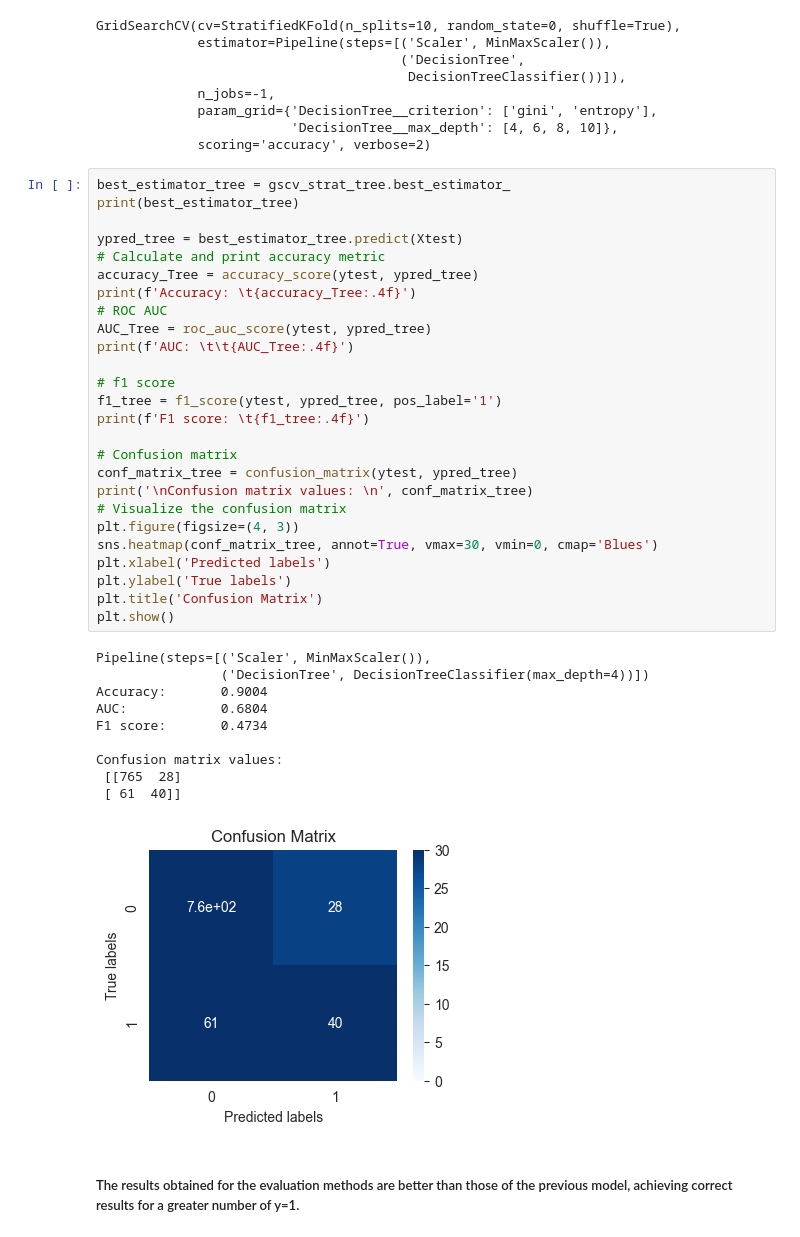
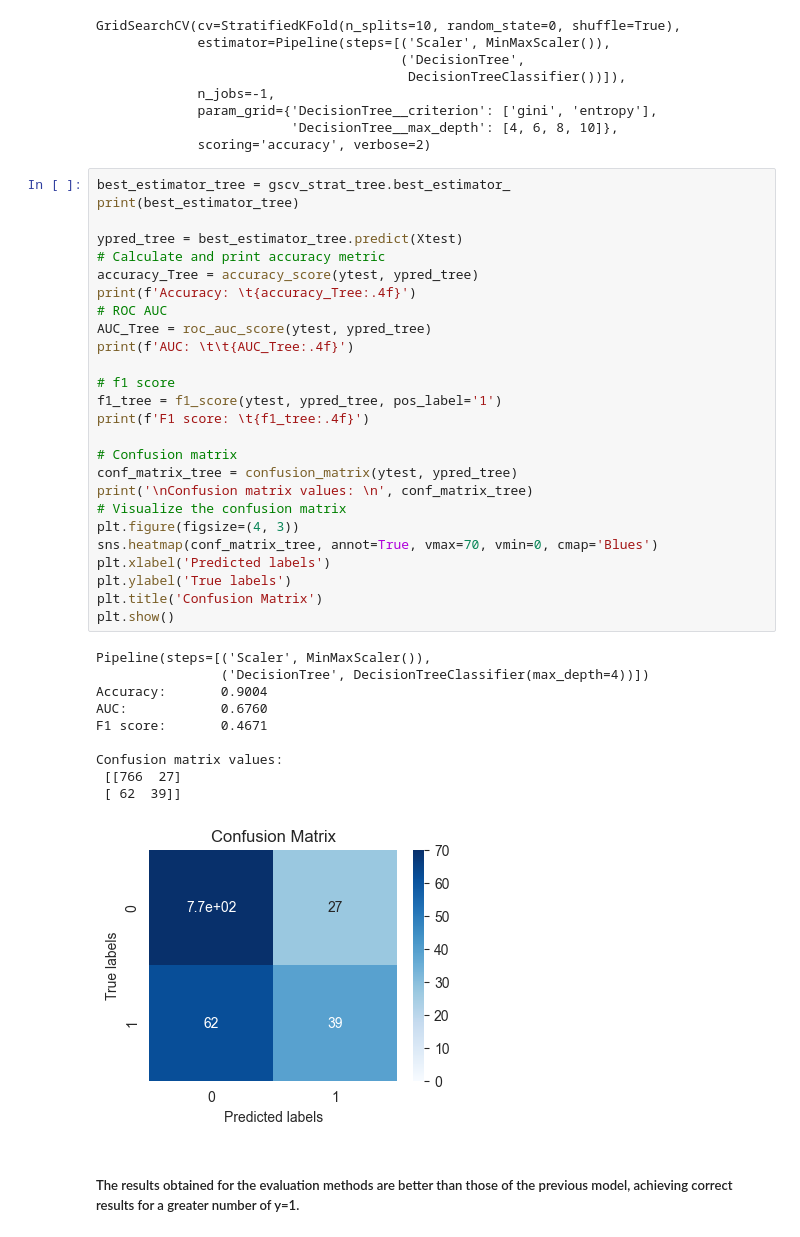
Before and after one commit to vitorodesouzaUma/modulo6, a Jupyter notebook: Pipeline/notebooks/pipeline_v3.ipynb, the cells around one changed output. Saved outputs shown, nothing was run; the diff lists cells and outputs as text.

```diff
--- a/Pipeline/notebooks/pipeline_v3.ipynb
+++ b/Pipeline/notebooks/pipeline_v3.ipynb
@@ -397,39 +397,39 @@ GridSearchCV(cv=StratifiedKFold(n_splits=10, random_state=0, shuffle=True),
 best_estimator_tree = gscv_strat_tree.best_estimator_
 print(best_estimator_tree)
 
 ypred_tree = best_estimator_tree.predict(Xtest)
 # Calculate and print accuracy metric
 accuracy_Tree = accuracy_score(ytest, ypred_tree)
 print(f'Accuracy: \t{accuracy_Tree:.4f}')
 # ROC AUC
 AUC_Tree = roc_auc_score(ytest, ypred_tree)
 print(f'AUC: \t\t{AUC_Tree:.4f}')
 
 # f1 score
 f1_tree = f1_score(ytest, ypred_tree, pos_label='1')
 print(f'F1 score: \t{f1_tree:.4f}')
 
 # Confusion matrix
 conf_matrix_tree = confusion_matrix(ytest, ypred_tree)
 print('\nConfusion matrix values: \n', conf_matrix_tree)
 # Visualize the confusion matrix
 plt.figure(figsize=(4, 3))
-sns.heatmap(conf_matrix_tree, annot=True, vmax=30, vmin=0, cmap='Blues')
+sns.heatmap(conf_matrix_tree, annot=True, vmax=70, vmin=0, cmap='Blues')
 plt.xlabel('Predicted labels')
 plt.ylabel('True labels')
 plt.title('Confusion Matrix')
 plt.show()
 # %% [output]
 Pipeline(steps=[('Scaler', MinMaxScaler()),
                 ('DecisionTree', DecisionTreeClassifier(max_depth=4))])
 Accuracy:       0.9004
-AUC:            0.6804
-F1 score:       0.4734
+AUC:            0.6760
+F1 score:       0.4671
 
 Confusion matrix values:
- [[765  28]
- [ 61  40]]
+ [[766  27]
+ [ 62  39]]
-[figure, old version]
+[figure, new version]
 # %% [markdown]
 ##### The results obtained for the evaluation methods are better than those of the previous model, achieving correct results for a greater number of y=1.
 # %%
```
Also changed, not shown: parts of 10 cells of this notebook.
